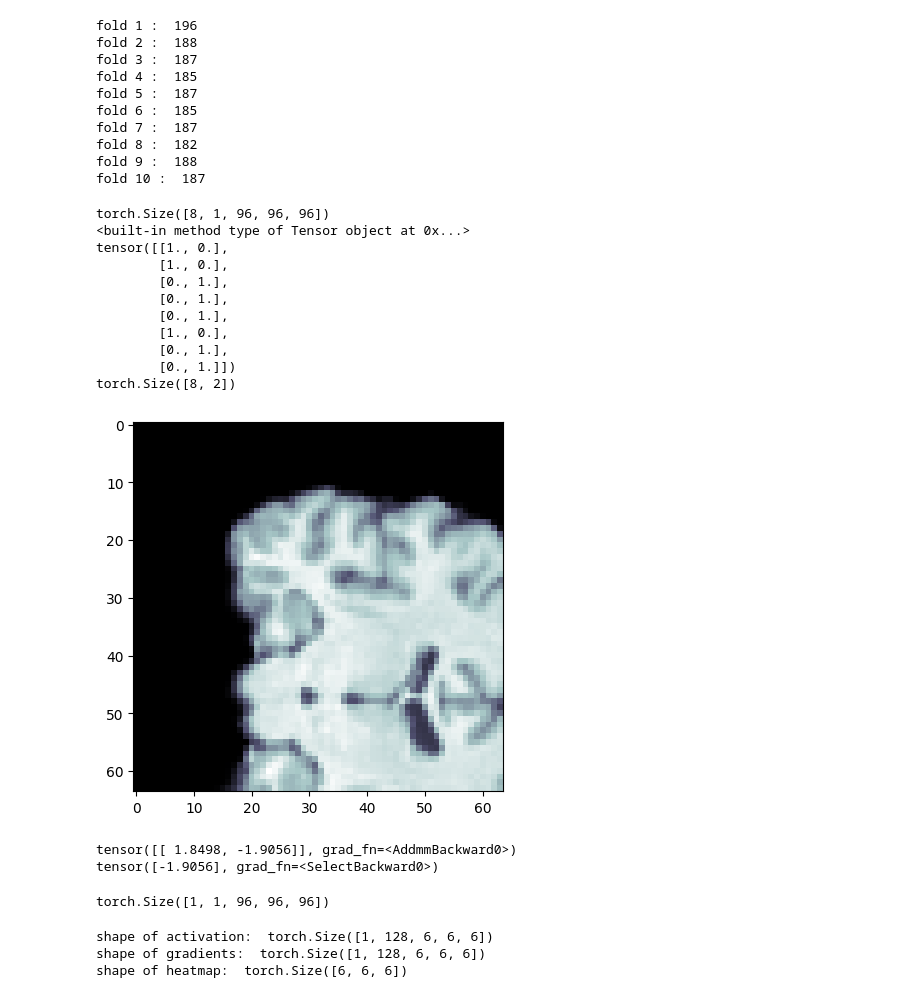
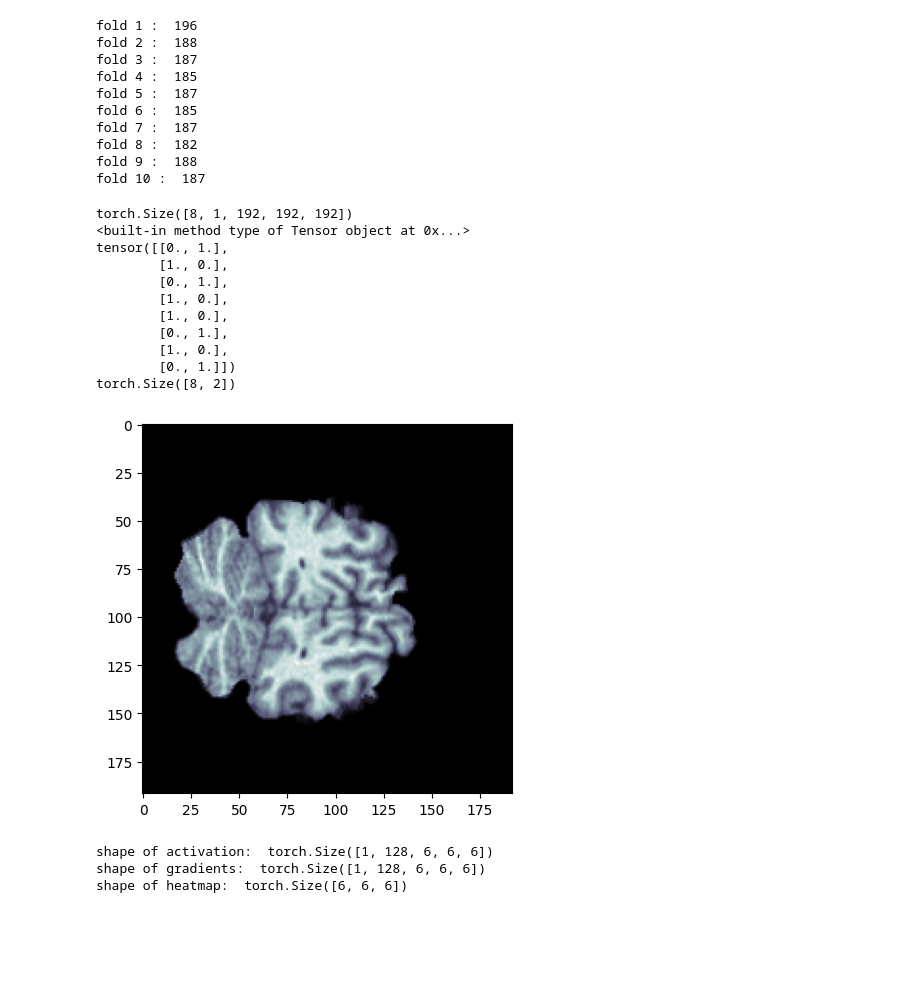
Before and after one commit to youzhiw/SCZ_classfication, a Jupyter notebook: manualGradCAM.ipynb, the cells around one changed output. Drawn from its saved outputs; the diff is of its cells as text; code cells hidden in the pictures; blank space fills up the shorter version.

```diff
--- a/manualGradCAM.ipynb
+++ b/manualGradCAM.ipynb
@@ -158,7 +163,7 @@ model.load_state_dict(state_dict)
 <All keys matched successfully>
 # %%
 def downsize_transform(data):
-    target_size = (96, 96, 96)
+    target_size = (192, 192, 192)
     data = torch.from_numpy(data).unsqueeze(0).unsqueeze(0)
     downsampled = torch.nn.functional.interpolate(data, size=target_size, mode='trilinear')
 
@@ -243,22 +248,22 @@ fold 9 :  188
 fold 10 :  187
 # %%
 sample = next(iter(dataloaders[0]))
-plt.imshow(sample[0][0][0][0:64, int(96/2), 0:64], cmap = 'bone')
+plt.imshow(sample[0][0][0][:, int(96/2), :], cmap = 'bone')
 print(sample[0].shape)
 print(sample[0].type)
 print(sample[1])
 print(sample[1].shape)
 # %% [output]
-torch.Size([8, 1, 96, 96, 96])
+torch.Size([8, 1, 192, 192, 192])
 <built-in method type of Tensor object at 0x...>
-tensor([[1., 0.],
+tensor([[0., 1.],
         [1., 0.],
         [0., 1.],
-        [0., 1.],
+        [1., 0.],
+        [1., 0.],
         [0., 1.],
         [1., 0.],
-        [0., 1.],
         [0., 1.]])
 torch.Size([8, 2])
-[figure, old version]
+[figure, new version]
 # %%
@@ -298,18 +303,6 @@ def get_feature_map(model, input, device):
     #resampled_heatmap = zoom(heatmap, tuple(np.array([200, 200, 200]) / np.array(heatmap.shape)),order=0) # NN
     #resampled_heatmap = zoom(heatmap, tuple(np.array([200, 200, 200]) / np.array(heatmap.shape)),order=1) # bilinear
     return resampled_heatmap
-# %%
-input = sample[0][0].unsqueeze(0)
-pred = model(input)
-print(pred)
-print(pred[:,1])
-# %% [output]
-tensor([[ 1.8498, -1.9056]], grad_fn=<AddmmBackward0>)
-tensor([-1.9056], grad_fn=<SelectBackward0>)
-# %%
-sample[0][0].unsqueeze(0).shape
-# %% [output]
-torch.Size([1, 1, 96, 96, 96])
 # %%
 heatmap = get_feature_map(model, sample[0][0].unsqueeze(0))
 # %% [output]
```
Also changed, not shown: parts of 11 cells of this notebook, 2 other files.
